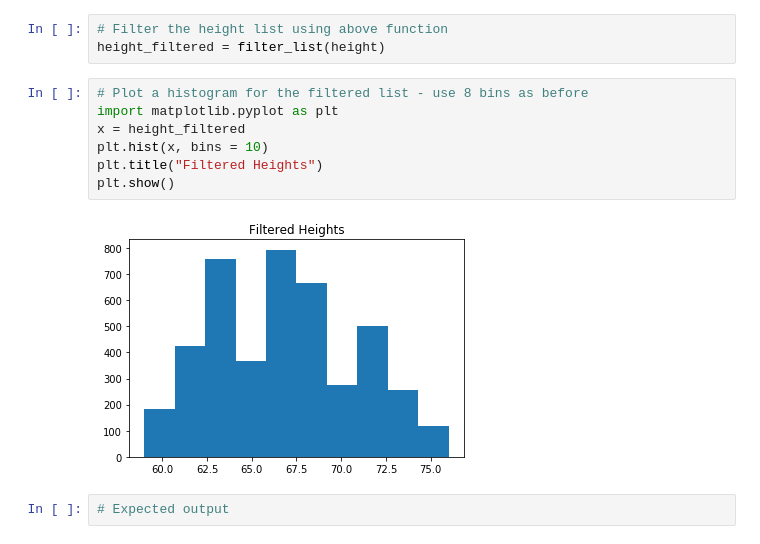
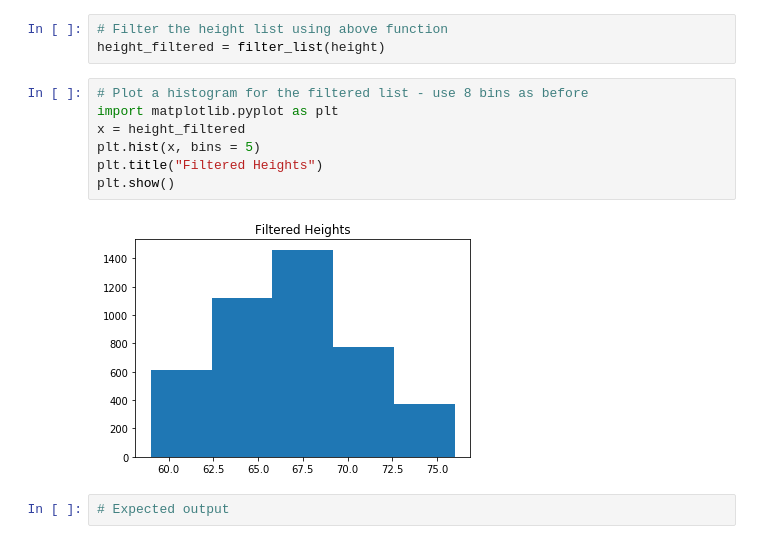
Before and after one commit to nicodonovan/dsc-1-02-17-implementing-statistics-with-functions-lab-online-ds-pt-100118, a Jupyter notebook: index.ipynb, the cells around one changed output. Cells and saved outputs as stored; diff of their text form.

```diff
--- a/index.ipynb
+++ b/index.ipynb
@@ -127,12 +127,12 @@ height_filtered = filter_list(height)
 # %%
 # Plot a histogram for the filtered list - use 8 bins as before
 import matplotlib.pyplot as plt
 x = height_filtered
-plt.hist(x, bins = 10)
+plt.hist(x, bins = 5)
 plt.title("Filtered Heights")
 plt.show()
 # %% [output]
-[figure, old version]
+[figure, new version]
 # %%
 # Expected output
 # %% [output]
```
